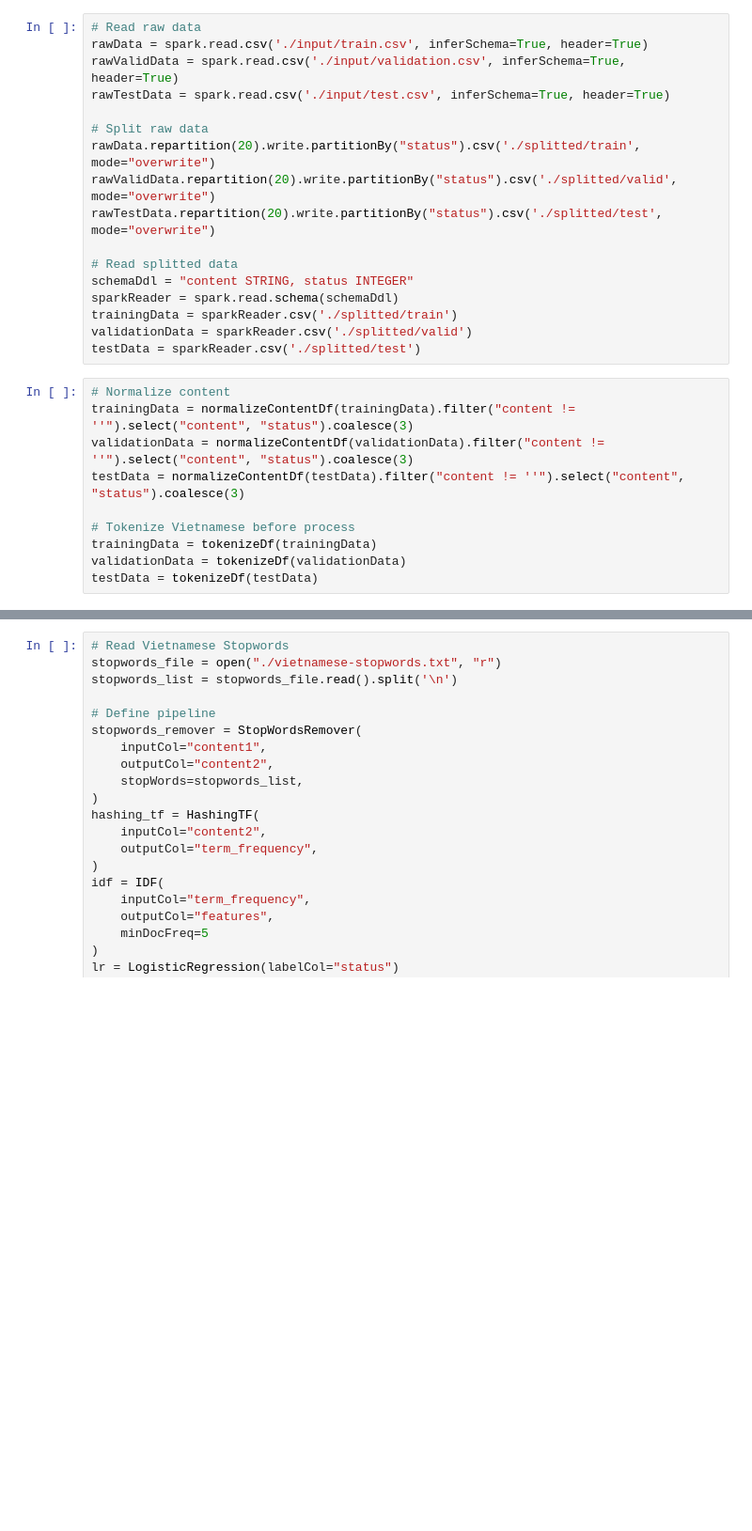
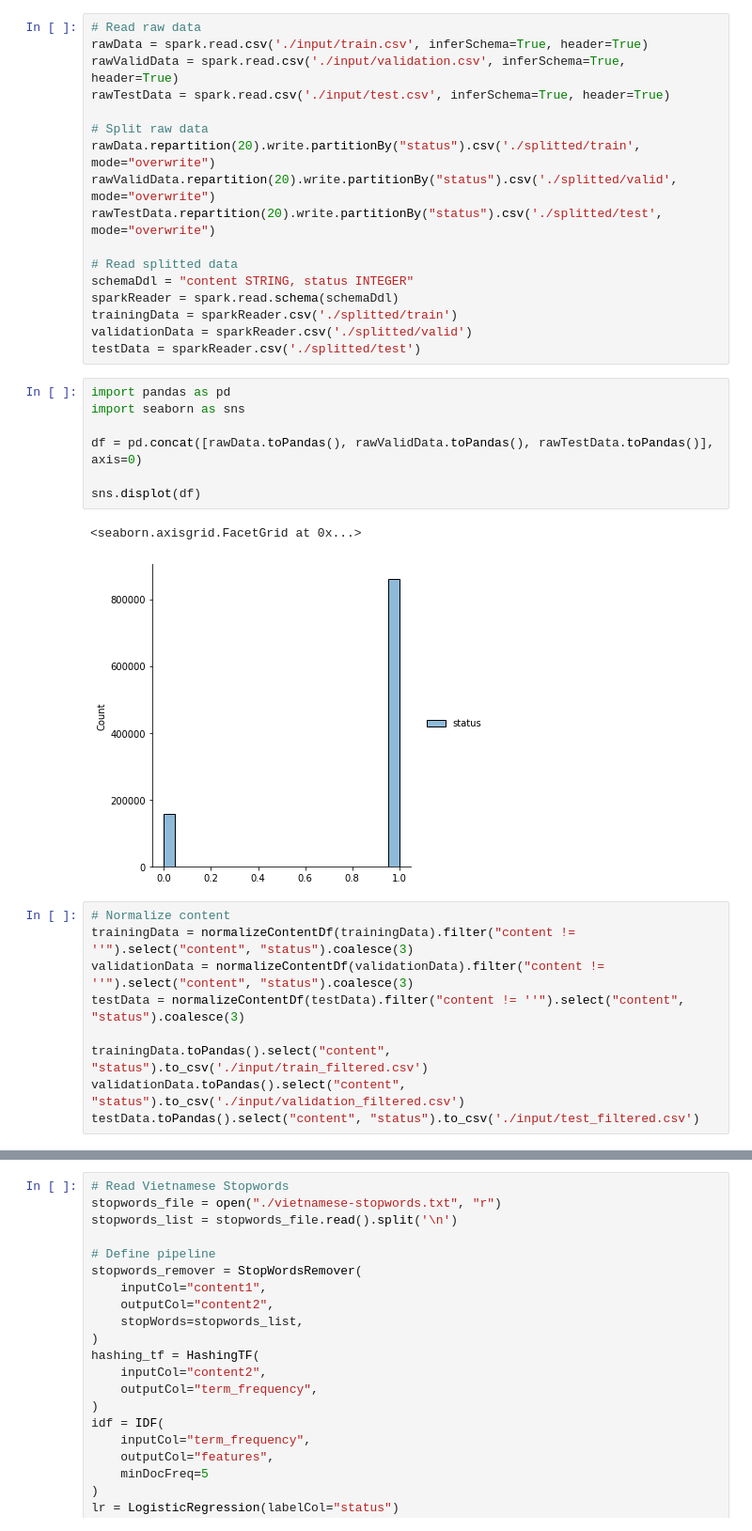
Before and after one commit to qhuytu/comment-classfication, a Jupyter notebook: comment_spark_lr.ipynb, the cells around one changed output, grey strips where cells are left out. Shown: that part at 94% size. Saved outputs shown, nothing was run; the diff lists cells and outputs as text; blank space fills up the shorter version.

```diff
--- a/comment_spark_lr.ipynb
+++ b/comment_spark_lr.ipynb
@@ -30,13 +37,22 @@ sparkReader = spark.read.schema(schemaDdl)
 trainingData = sparkReader.csv('./splitted/train')
 validationData = sparkReader.csv('./splitted/valid')
 testData = sparkReader.csv('./splitted/test')
+# %%
+import pandas as pd
+import seaborn as sns
+
+df = pd.concat([rawData.toPandas(), rawValidData.toPandas(), rawTestData.toPandas()], axis=0)
+
+sns.displot(df)
+# %% [output]
+<seaborn.axisgrid.FacetGrid at 0x...>
+[figure, added]
 # %%
 # Normalize content
 trainingData = normalizeContentDf(trainingData).filter("content != ''").select("content", "status").coalesce(3)
 validationData = normalizeContentDf(validationData).filter("content != ''").select("content", "status").coalesce(3)
 testData = normalizeContentDf(testData).filter("content != ''").select("content", "status").coalesce(3)
 
-# Tokenize Vietnamese before process
-trainingData = tokenizeDf(trainingData)
-validationData = tokenizeDf(validationData)
-testData = tokenizeDf(testData)
+trainingData.toPandas().select("content", "status").to_csv('./input/train_filtered.csv')
+validationData.toPandas().select("content", "status").to_csv('./input/validation_filtered.csv')
+testData.toPandas().select("content", "status").to_csv('./input/test_filtered.csv')
```
Also changed, not shown: parts of 5 cells of this notebook, 2 other files.
